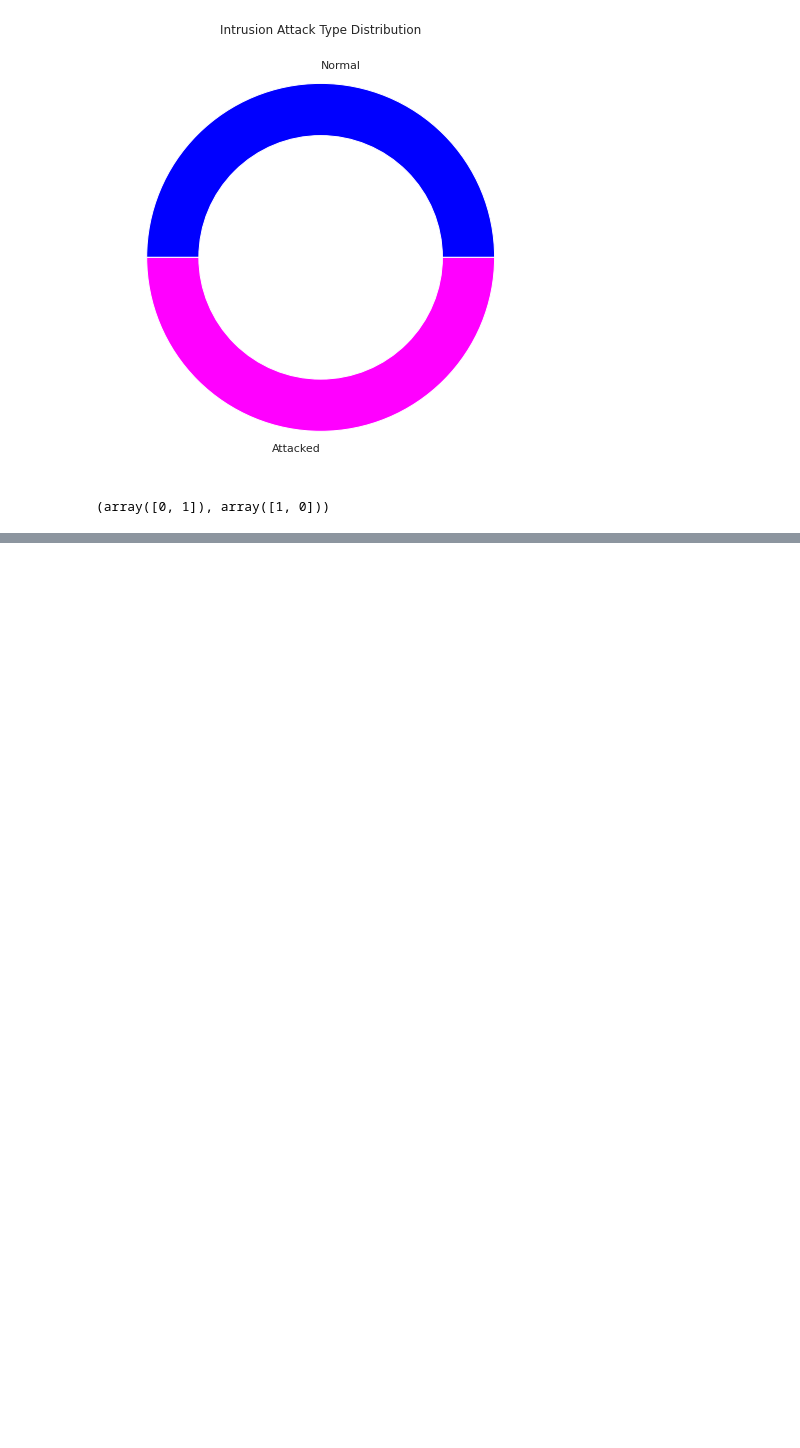
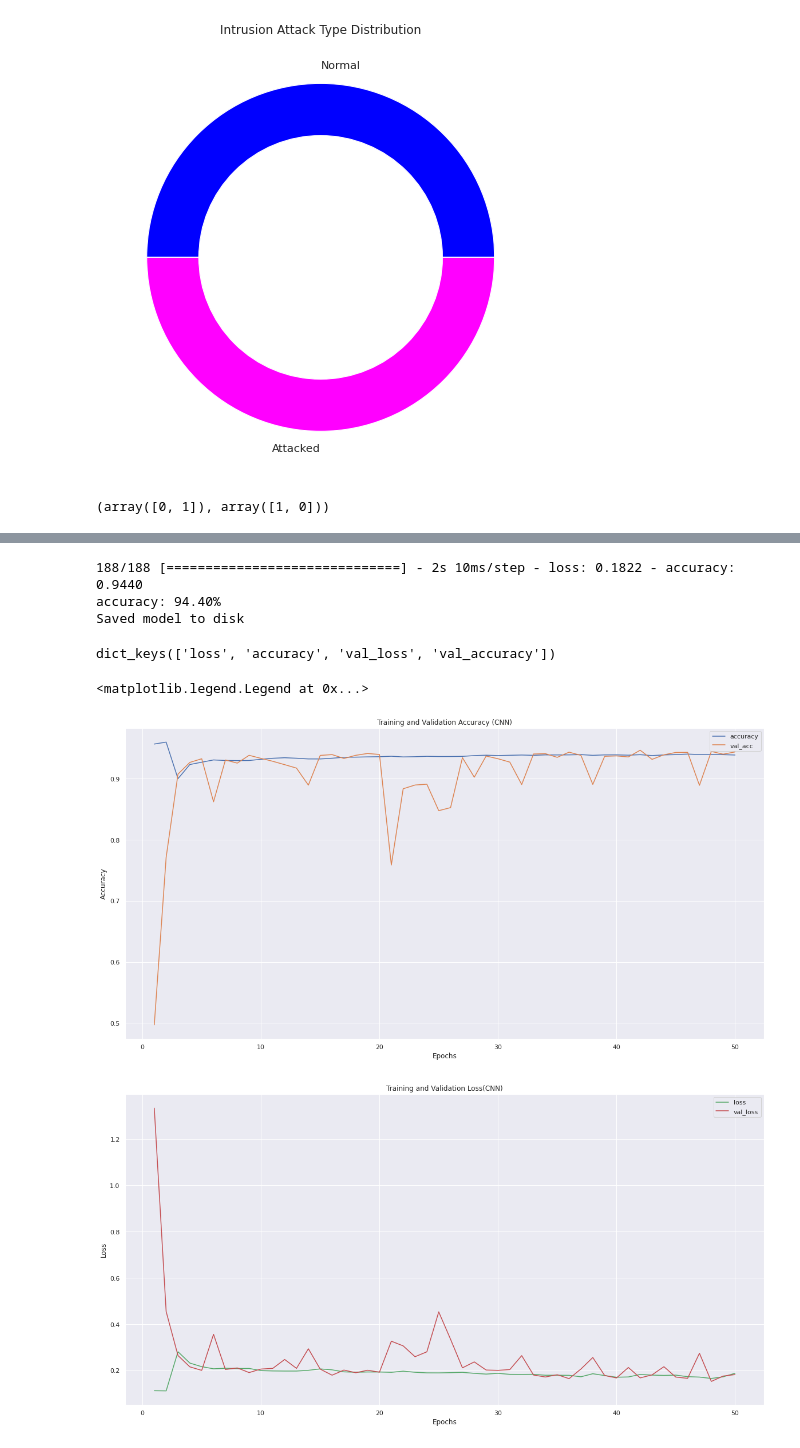
Before and after one commit to UIT-21520916/NCKH, a Jupyter notebook: task3.ipynb, the cells around one changed output, grey strips where cells are left out. Drawn from its saved outputs; the diff is of its cells as text; code cells hidden in the pictures; blank space fills up the shorter version.

```diff
--- a/task3.ipynb
+++ b/task3.ipynb
@@ -322,5 +330,5 @@ Non-trainable params: 384
 _________________________________________________________________
 # %%
 logger = CSVLogger('logs.csv', append=True)
-his = model.fit(X_train, y_train, epochs=80, batch_size=32,
+his = model.fit(X_train, y_train, epochs=50, batch_size=32,
           validation_data=(X_test, y_test), callbacks=[logger])
@@ -326,0 +353,45 @@ his = model.fit(X_train, y_train, epochs=80, batch_size=32,
+# %%
+# check the model performance on test data
+scores = model.evaluate(X_test, y_test)
+print("%s: %.2f%%" % (model.metrics_names[1], scores[1] * 100))
+
+model.save("model.h5")
+print("Saved model to disk")
+# %% [output]
+188/188 [==============================] - 2s 10ms/step - loss: 0.1822 - accuracy: 0.9440
+accuracy: 94.40%
+Saved model to disk
+# %%
+# check history of model
+history = his.history
+history.keys()
+# %% [output]
+dict_keys(['loss', 'accuracy', 'val_loss', 'val_accuracy'])
+# %%
+epochs = range(1, len(history['loss']) + 1)
+acc = history['accuracy']
+loss = history['loss']
+val_acc = history['val_accuracy']
+val_loss = history['val_loss']
+
+# visualize training and val accuracy
+plt.figure(figsize=(20, 10))
+plt.title('Training and Validation Accuracy (CNN)')
+plt.xlabel('Epochs')
+plt.ylabel('Accuracy')
+plt.plot(epochs, acc, label='accuracy')
+plt.plot(epochs, val_acc, label='val_acc')
+plt.legend()
+
+# visualize train and val loss
+plt.figure(figsize=(20, 10))
+plt.title('Training and Validation Loss(CNN)')
+plt.xlabel('Epochs')
+plt.ylabel('Loss')
+plt.plot(epochs, loss, label='loss', color='g')
+plt.plot(epochs, val_loss, label='val_loss', color='r')
+plt.legend()
+# %% [output]
+<matplotlib.legend.Legend at 0x...>
+[figure, added]
+[figure, added]
```
Also changed, not shown: parts of 16 cells of this notebook.
